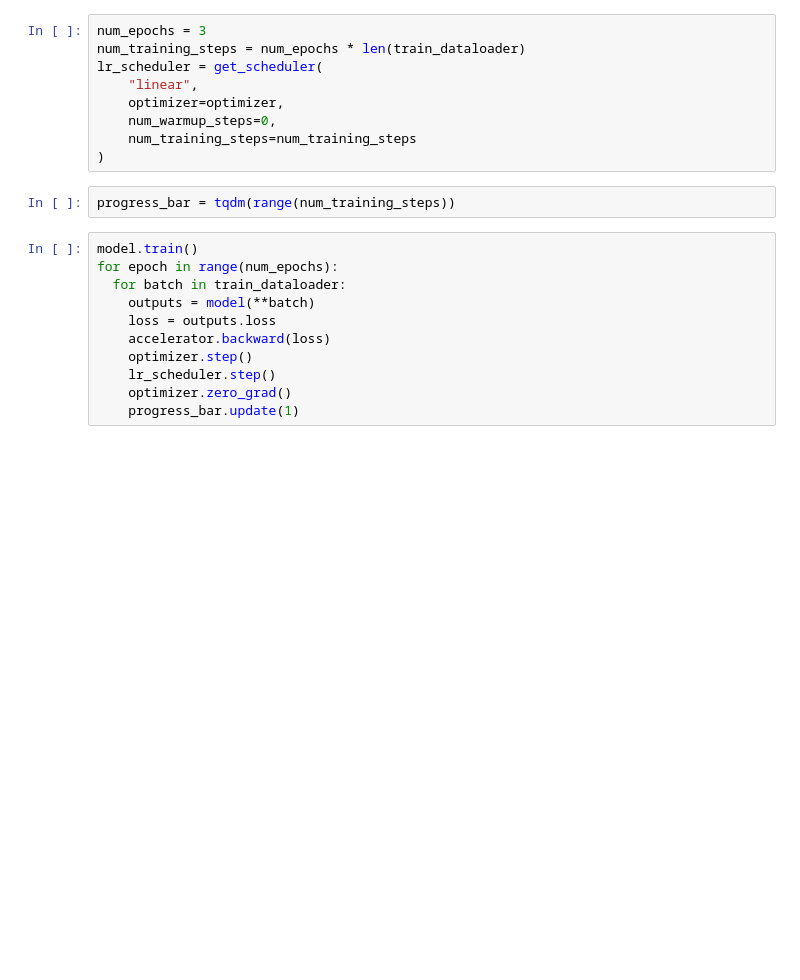
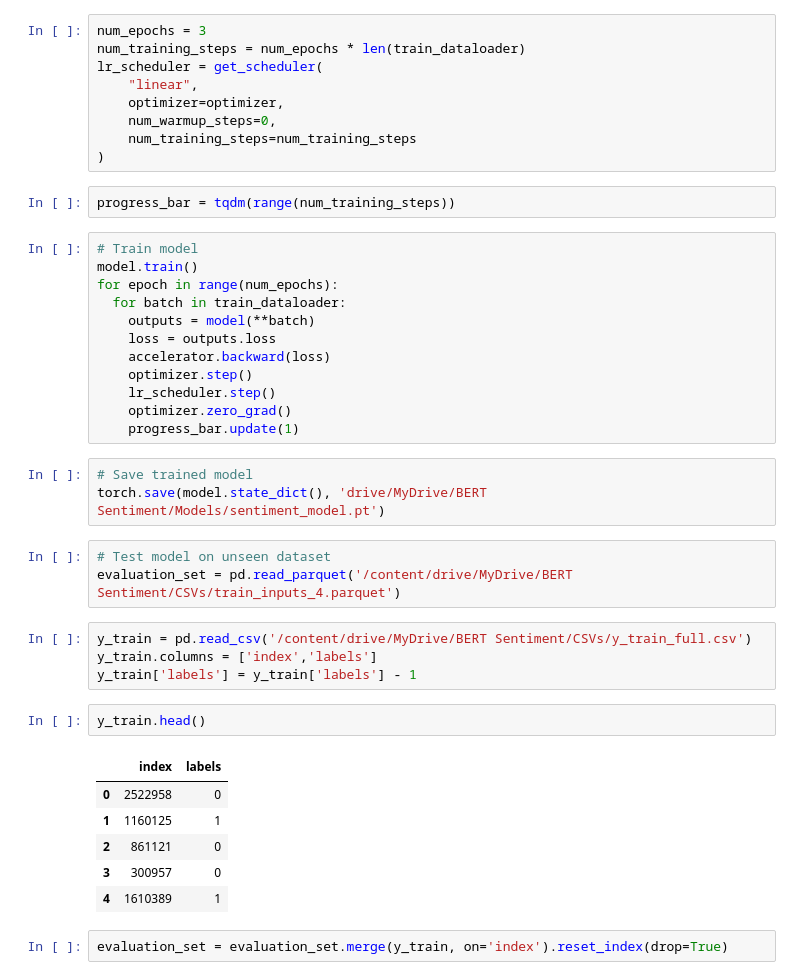
Before and after one commit to MsEM11/BERT_Sentiment, a Jupyter notebook: Notebooks/5_Model_Creation.ipynb, the cells around one changed output. Cells and saved outputs as stored; diff of their text form; blank space fills up the shorter version.

```diff
--- a/Notebooks/5_Model_Creation.ipynb
+++ b/Notebooks/5_Model_Creation.ipynb
@@ -178,6 +162,7 @@ lr_scheduler = get_scheduler(
 # %%
 progress_bar = tqdm(range(num_training_steps))
 # %%
+# Train model
 model.train()
 for epoch in range(num_epochs):
   for batch in train_dataloader:
@@ -188,3 +173,24 @@ for epoch in range(num_epochs):
     lr_scheduler.step()
     optimizer.zero_grad()
     progress_bar.update(1)
+# %%
+# Save trained model
+torch.save(model.state_dict(), 'drive/MyDrive/BERT Sentiment/Models/sentiment_model.pt')
+# %%
+# Test model on unseen dataset
+evaluation_set = pd.read_parquet('/content/drive/MyDrive/BERT Sentiment/CSVs/train_inputs_4.parquet')
+# %%
+y_train = pd.read_csv('/content/drive/MyDrive/BERT Sentiment/CSVs/y_train_full.csv')
+y_train.columns = ['index','labels']
+y_train['labels'] = y_train['labels'] - 1
+# %%
+y_train.head()
+# %% [output]
+|  | index | labels |
+| 0 | 2522958 | 0 |
+| 1 | 1160125 | 1 |
+| 2 | 861121 | 0 |
+| 3 | 300957 | 0 |
+| 4 | 1610389 | 1 |
+# %%
+evaluation_set = evaluation_set.merge(y_train, on='index').reset_index(drop=True)
```
Also changed, not shown: parts of 26 cells of this notebook.
